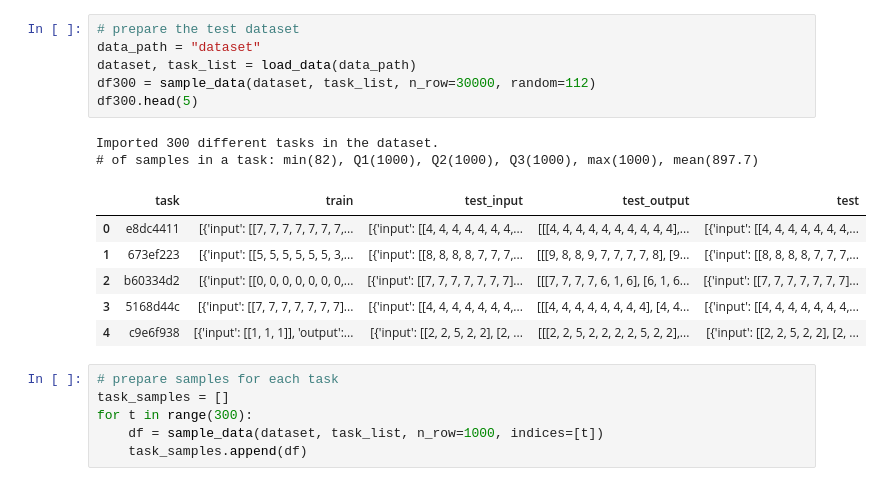
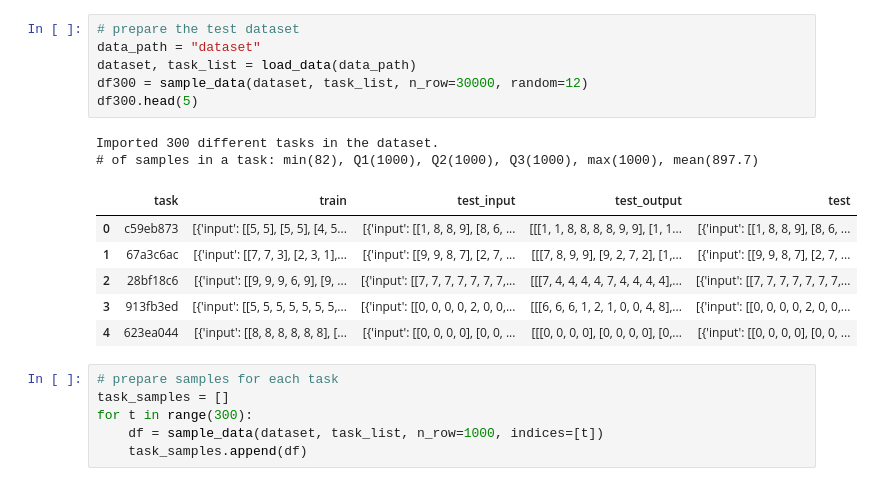
Before and after one commit to gs20119/ArcProject, a Jupyter notebook: train_qwen.ipynb, the cells around one changed output. Saved outputs shown, nothing was run; the diff lists cells and outputs as text.

```diff
--- a/train_qwen.ipynb
+++ b/train_qwen.ipynb
@@ -25,18 +25,18 @@ collect2: error: ld returned 1 exit status
 # %%
 # prepare the test dataset
 data_path = "dataset"
 dataset, task_list = load_data(data_path)
-df300 = sample_data(dataset, task_list, n_row=30000, random=112)
+df300 = sample_data(dataset, task_list, n_row=30000, random=12)
 df300.head(5)
 # %% [output]
 Imported 300 different tasks in the dataset.
 # of samples in a task: min(82), Q1(1000), Q2(1000), Q3(1000), max(1000), mean(897.7)
 |  | task | train | test_input | test_output | test |
-| 0 | e8dc4411 | [{'input': [[7, 7, 7, 7, 7, 7, 7,... | [{'input': [[4, 4, 4, 4, 4, 4, 4,... | [[[4, 4, 4, 4, 4, 4, 4, 4, 4, 4],... | [{'input': [[4, 4, 4, 4, 4, 4, 4,... |
-| 1 | 673ef223 | [{'input': [[5, 5, 5, 5, 5, 5, 3,... | [{'input': [[8, 8, 8, 8, 7, 7, 7,... | [[[9, 8, 8, 9, 7, 7, 7, 7, 8], [9... | [{'input': [[8, 8, 8, 8, 7, 7, 7,... |
-| 2 | b60334d2 | [{'input': [[0, 0, 0, 0, 0, 0, 0,... | [{'input': [[7, 7, 7, 7, 7, 7, 7]... | [[[7, 7, 7, 7, 6, 1, 6], [6, 1, 6... | [{'input': [[7, 7, 7, 7, 7, 7, 7]... |
-| 3 | 5168d44c | [{'input': [[7, 7, 7, 7, 7, 7, 7]... | [{'input': [[4, 4, 4, 4, 4, 4, 4,... | [[[4, 4, 4, 4, 4, 4, 4, 4], [4, 4... | [{'input': [[4, 4, 4, 4, 4, 4, 4,... |
-| 4 | c9e6f938 | [{'input': [[1, 1, 1]], 'output':... | [{'input': [[2, 2, 5, 2, 2], [2, ... | [[[2, 2, 5, 2, 2, 2, 2, 5, 2, 2],... | [{'input': [[2, 2, 5, 2, 2], [2, ... |
+| 0 | c59eb873 | [{'input': [[5, 5], [5, 5], [4, 5... | [{'input': [[1, 8, 8, 9], [8, 6, ... | [[[1, 1, 8, 8, 8, 8, 9, 9], [1, 1... | [{'input': [[1, 8, 8, 9], [8, 6, ... |
+| 1 | 67a3c6ac | [{'input': [[7, 7, 3], [2, 3, 1],... | [{'input': [[9, 9, 8, 7], [2, 7, ... | [[[7, 8, 9, 9], [9, 2, 7, 2], [1,... | [{'input': [[9, 9, 8, 7], [2, 7, ... |
+| 2 | 28bf18c6 | [{'input': [[9, 9, 9, 6, 9], [9, ... | [{'input': [[7, 7, 7, 7, 7, 7, 7,... | [[[7, 4, 4, 4, 4, 7, 4, 4, 4, 4],... | [{'input': [[7, 7, 7, 7, 7, 7, 7,... |
+| 3 | 913fb3ed | [{'input': [[5, 5, 5, 5, 5, 5, 5,... | [{'input': [[0, 0, 0, 0, 2, 0, 0,... | [[[6, 6, 6, 1, 2, 1, 0, 0, 4, 8],... | [{'input': [[0, 0, 0, 0, 2, 0, 0,... |
+| 4 | 623ea044 | [{'input': [[8, 8, 8, 8, 8, 8], [... | [{'input': [[0, 0, 0, 0], [0, 0, ... | [[[0, 0, 0, 0], [0, 0, 0, 0], [0,... | [{'input': [[0, 0, 0, 0], [0, 0, ... |
 # %%
 # prepare samples for each task
 task_samples = []
```
Also changed, not shown: parts of 7 cells of this notebook, 2 other files.
